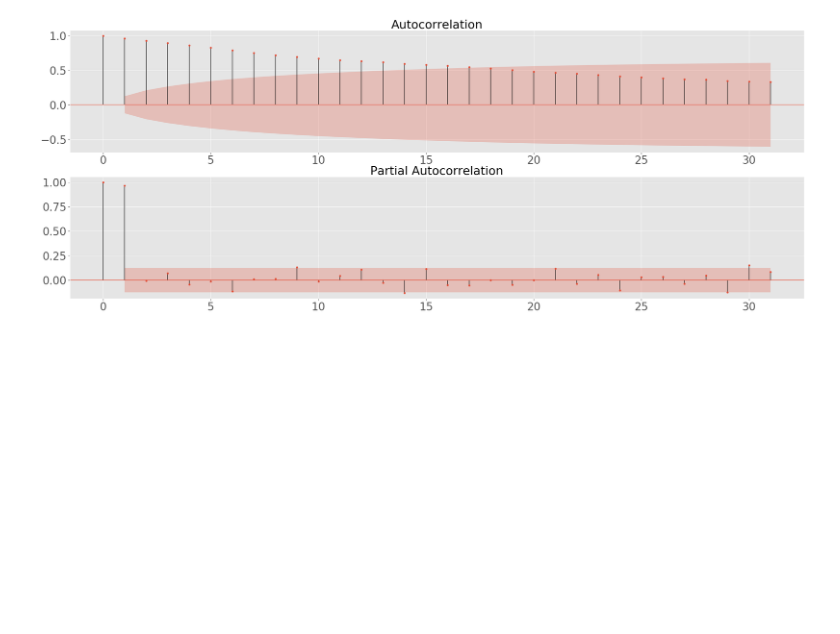
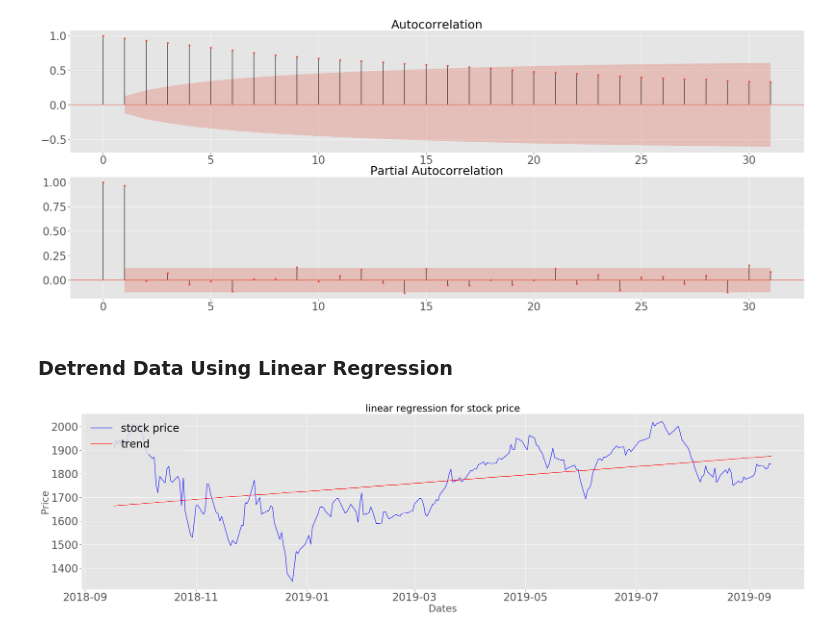
Before and after one commit to bondxue/FRE-6351-Time-Series-Anlysis, a Jupyter notebook: HW1-Seasonality-Stability-and-Detrending/HW1.ipynb, the cells around one changed output. Cells and saved outputs as stored; diff of their text form; code cells hidden in the pictures; blank space fills up the shorter version.

```diff
--- a/HW1-Seasonality-Stability-and-Detrending/HW1.ipynb
+++ b/HW1-Seasonality-Stability-and-Detrending/HW1.ipynb
@@ -98,3 +97,5 @@ def draw_acf_pacf(ts, lags=31):
 draw_acf_pacf(AMZN_df)
 # %% [output]
 [figure]
+# %% [markdown]
+### Detrend Data Using Linear Regression
@@ -100,0 +104,25 @@ draw_acf_pacf(AMZN_df)
+# %%
+def lr_model(df):
+    plt.style.use('ggplot')
+    fig, gx = plt.subplots(figsize = (40,10))
+    X = [i for i in range(0, len(df))]
+    X = np.reshape(X, (len(X), 1))
+    y_true = df.values
+    model = LinearRegression()
+    model.fit(X, y_true)
+    # calculate trend
+    y_trend = model.predict(X)
+    # plot trend
+    x_date = df.index
+    gx.plot(x_date, y_true, 'b', label='stock price')
+    gx.plot(x_date, y_trend, 'r', label='trend')
+    gx.legend(loc=2)
+    gx.set_xlabel('Dates',size=40, fontsize=30)
+    gx.set_ylabel('Price', fontsize=30)
+    gx.set_title('linear regression for stock price', fontsize=30)
+    plt.show()
+    return y_true, y_trend, x_date
+
+y_true, y_trend, x_date = lr_model(AMZN_df)
+# %% [output]
+[figure, added]
```
Also changed, not shown: parts of 7 cells of this notebook, 1 other file.
